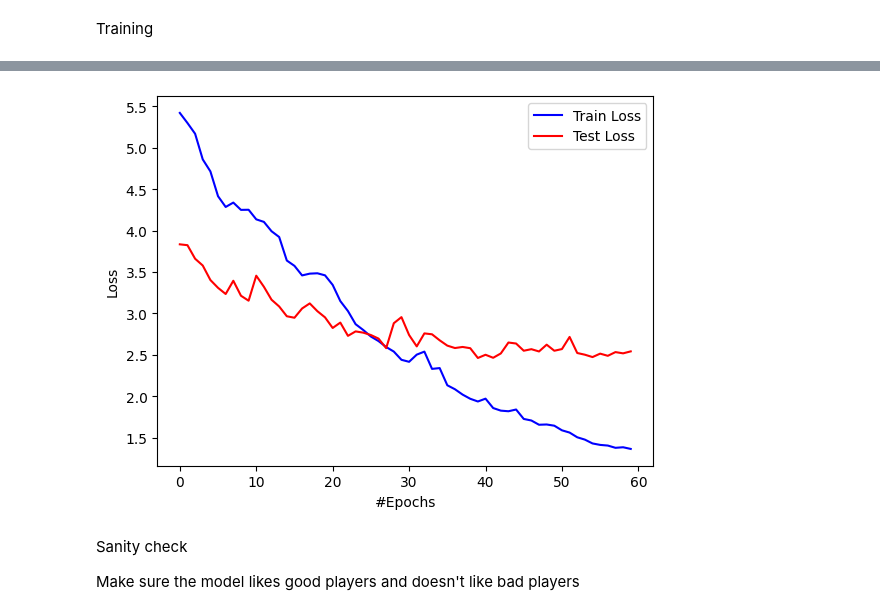
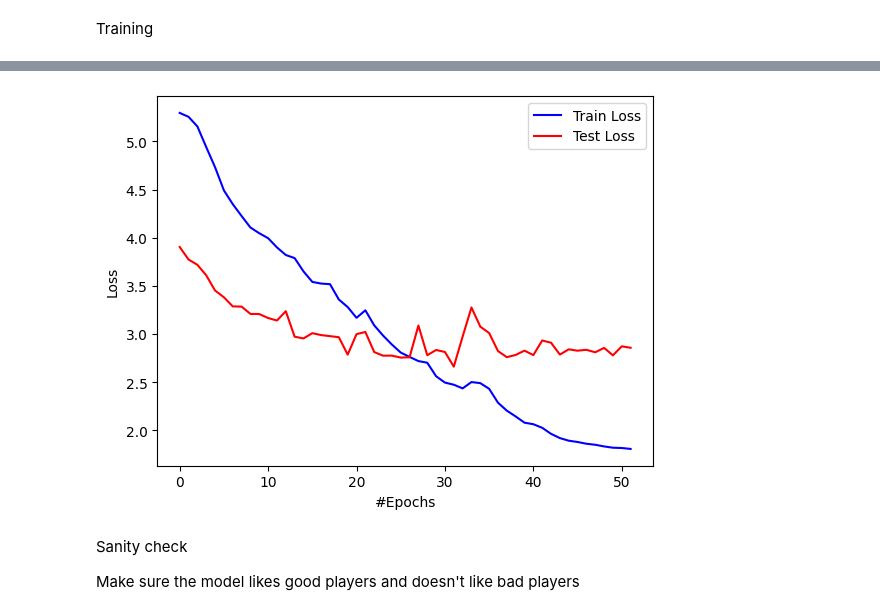
Before and after one commit to nitzryan/BaseballModels, a Jupyter notebook: Model.ipynb, the cells around one changed output, grey strips where cells are left out. Saved outputs shown, nothing was run; the diff lists cells and outputs as text; code cells hidden in the pictures.

Commit message:
Some Experiments with model size

```diff
--- a/Model.ipynb
+++ b/Model.ipynb
@@ -269,12 +267,11 @@ def test(network, test_loader, loss_function):
 Model
 # %%
 class LSTM_Model(nn.Module):
-    def __init__(self, dropoutPerc):
+    def __init__(self, num_layers, hidden_size, dropout_perc):
         super().__init__()
-        HIDDEN_SIZE = 400
 
-        self.lstm = nn.LSTM(input_size=HITTER_COLS, hidden_size=HIDDEN_SIZE, num_layers=5, batch_first=False, dropout=dropoutPerc)
-        self.linear = nn.Linear(HIDDEN_SIZE, HITTER_OUTPUT_COLS)
+        self.lstm = nn.LSTM(input_size=HITTER_COLS, hidden_size=hidden_size, num_layers=num_layers, batch_first=False, dropout=dropout_perc)
+        self.linear = nn.Linear(hidden_size, HITTER_OUTPUT_COLS)
 
     def forward(self, x, lengths):
         lengths = lengths.to(torch.device("cpu")).long()
@@ -323,8 +320,10 @@ def LSTM_MSELoss(pred, actual, lengths):
     maskedLoss = loss * lengths.unsqueeze(0)
     loss = maskedLoss.sum() / lengths.sum()
 # %%
-dropout = 0.5
-network = LSTM_Model(dropout)
+dropout_perc = 0.0
+num_layers = 3
+hidden_size = 30
+network = LSTM_Model(num_layers, hidden_size, dropout_perc)
 network = network.to(device)
 print("Num. Parameters:", count_parameters(network))
 
@@ -350,4 +349,4 @@ Stopped training early at epoch=59 with loss=2.4616097609202066
-[figure, old version]
+[figure, new version]
 # %% [markdown]
 Sanity check
 
```
Also changed, not shown: parts of 4 cells of this notebook, 1 other file.
